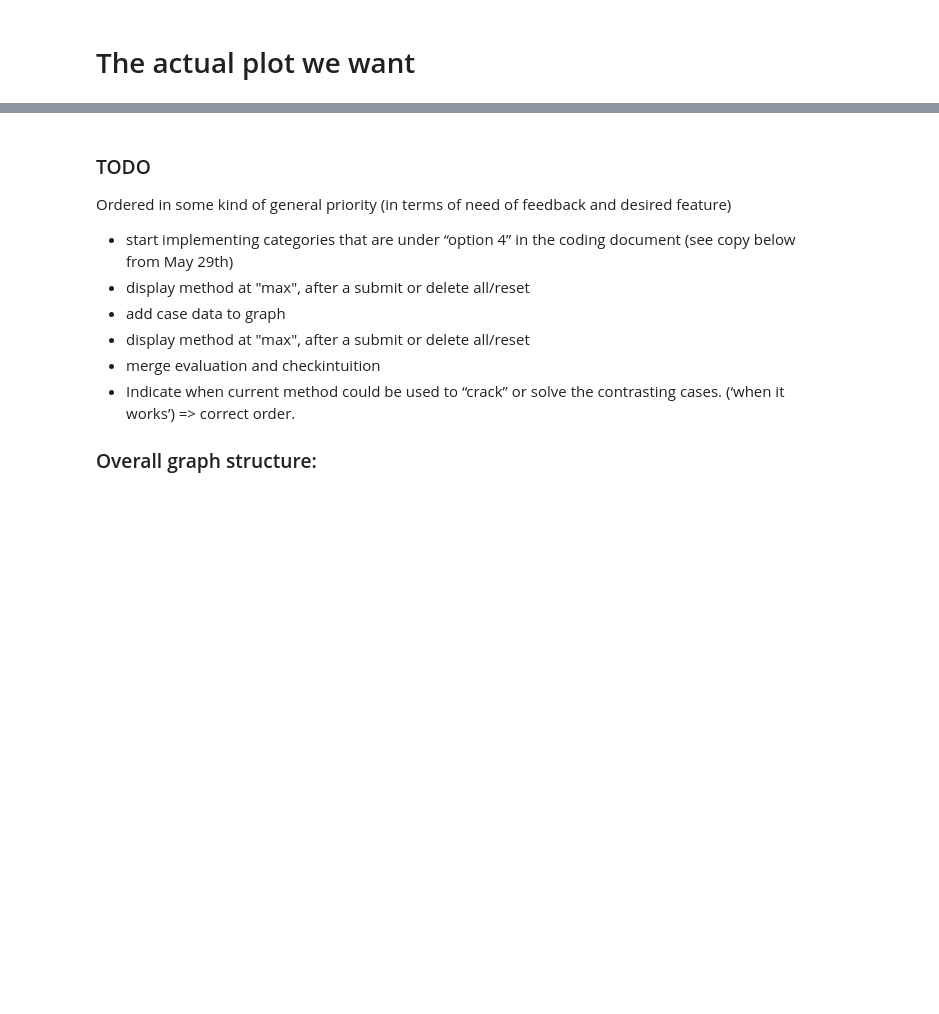
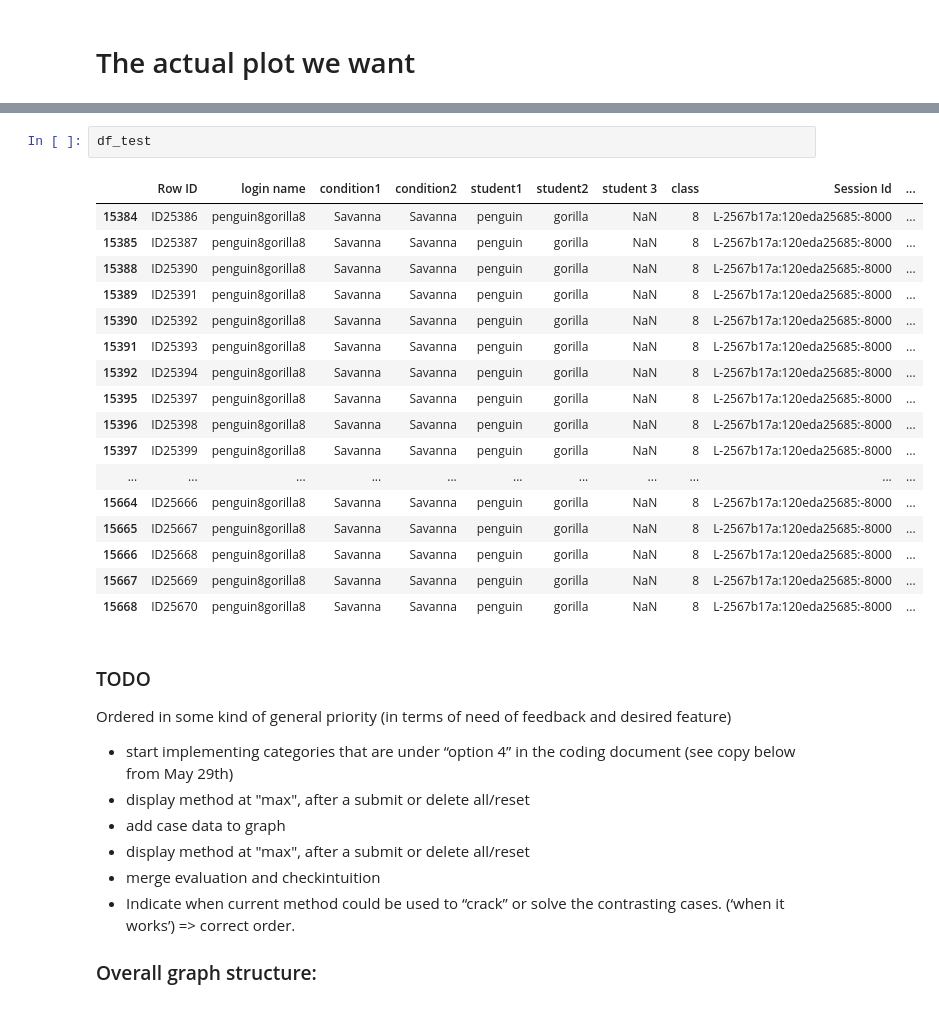
Before and after one commit to sperez8/iLab-viz, a Jupyter notebook: log_visualization_maker.ipynb, the cells around one changed output, grey strips where cells are left out. Cells and saved outputs as stored; diff of their text form; blank space fills up the shorter version.

```diff
--- a/log_visualization_maker.ipynb
+++ b/log_visualization_maker.ipynb
@@ -154,3 +199,23 @@ plot(to_plot,colors, column_to_use, function_to_use)
+# %%
+df_test
+# %% [output]
+|  | Row ID | login name | condition1 | condition2 | student1 | student2 | student 3 | class | Session Id | ... |
+| 15384 | ID25386 | penguin8gorilla8 | Savanna | Savanna | penguin | gorilla | NaN | 8 | L-2567b17a:120eda25685:-8000 | ... |
+| 15385 | ID25387 | penguin8gorilla8 | Savanna | Savanna | penguin | gorilla | NaN | 8 | L-2567b17a:120eda25685:-8000 | ... |
+| 15388 | ID25390 | penguin8gorilla8 | Savanna | Savanna | penguin | gorilla | NaN | 8 | L-2567b17a:120eda25685:-8000 | ... |
+| 15389 | ID25391 | penguin8gorilla8 | Savanna | Savanna | penguin | gorilla | NaN | 8 | L-2567b17a:120eda25685:-8000 | ... |
+| 15390 | ID25392 | penguin8gorilla8 | Savanna | Savanna | penguin | gorilla | NaN | 8 | L-2567b17a:120eda25685:-8000 | ... |
+| 15391 | ID25393 | penguin8gorilla8 | Savanna | Savanna | penguin | gorilla | NaN | 8 | L-2567b17a:120eda25685:-8000 | ... |
+| 15392 | ID25394 | penguin8gorilla8 | Savanna | Savanna | penguin | gorilla | NaN | 8 | L-2567b17a:120eda25685:-8000 | ... |
+| 15395 | ID25397 | penguin8gorilla8 | Savanna | Savanna | penguin | gorilla | NaN | 8 | L-2567b17a:120eda25685:-8000 | ... |
+| 15396 | ID25398 | penguin8gorilla8 | Savanna | Savanna | penguin | gorilla | NaN | 8 | L-2567b17a:120eda25685:-8000 | ... |
+| 15397 | ID25399 | penguin8gorilla8 | Savanna | Savanna | penguin | gorilla | NaN | 8 | L-2567b17a:120eda25685:-8000 | ... |
+| ... | ... | ... | ... | ... | ... | ... | ... | ... | ... | ... |
+| 15664 | ID25666 | penguin8gorilla8 | Savanna | Savanna | penguin | gorilla | NaN | 8 | L-2567b17a:120eda25685:-8000 | ... |
+| 15665 | ID25667 | penguin8gorilla8 | Savanna | Savanna | penguin | gorilla | NaN | 8 | L-2567b17a:120eda25685:-8000 | ... |
+| 15666 | ID25668 | penguin8gorilla8 | Savanna | Savanna | penguin | gorilla | NaN | 8 | L-2567b17a:120eda25685:-8000 | ... |
+| 15667 | ID25669 | penguin8gorilla8 | Savanna | Savanna | penguin | gorilla | NaN | 8 | L-2567b17a:120eda25685:-8000 | ... |
+| 15668 | ID25670 | penguin8gorilla8 | Savanna | Savanna | penguin | gorilla | NaN | 8 | L-2567b17a:120eda25685:-8000 | ... |
 # %% [markdown]
 ### TODO
 Ordered in some kind of general priority (in terms of need of feedback and desired feature)
```
Also changed, not shown: parts of 6 cells of this notebook, 1 other file.
